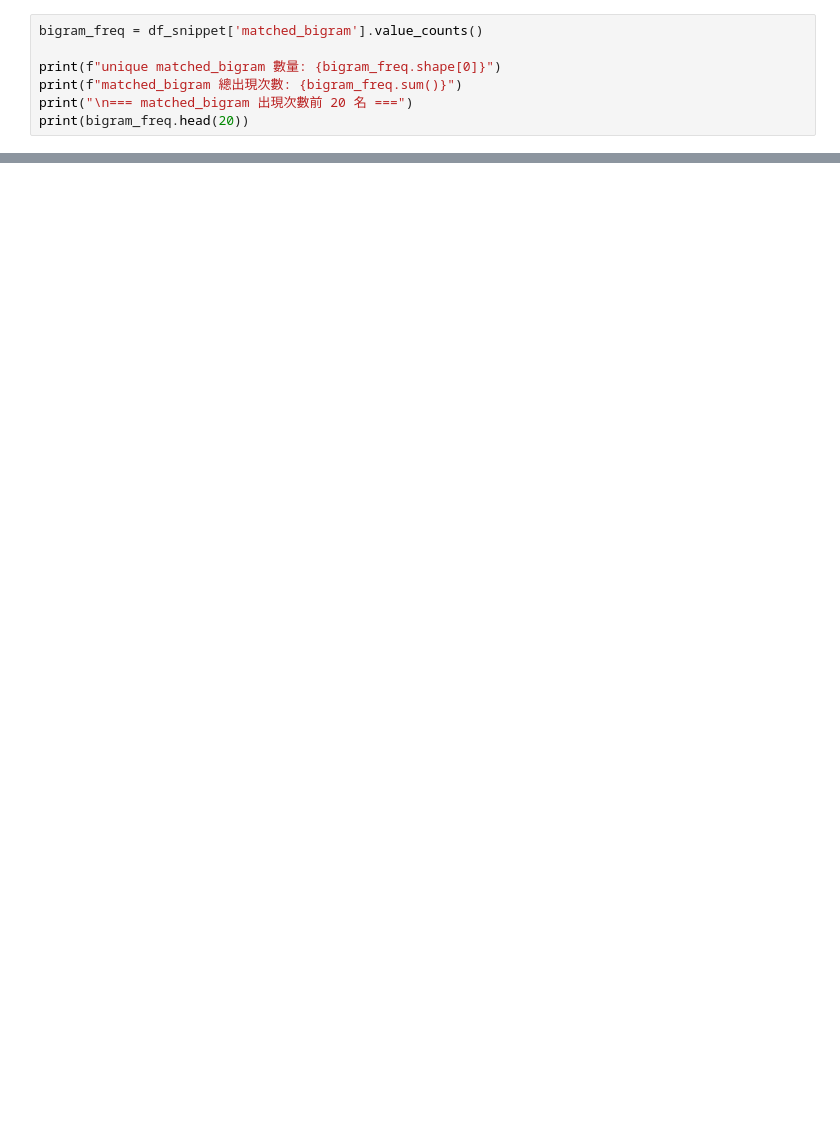
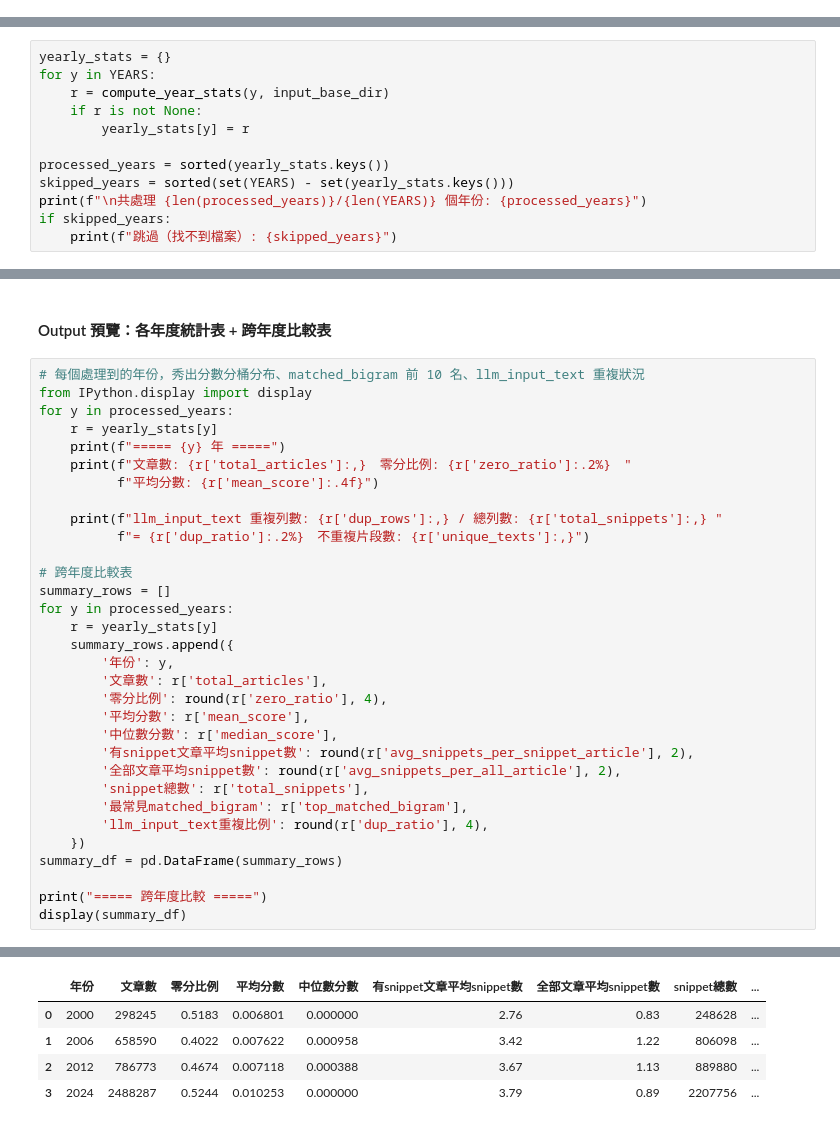
Before and after one commit to ching0926/RP_SCrisk, a Jupyter notebook: 2_calculate_supply_chain_risk_and_extract_segments/3_summary_stats(分數分布與matched_bigram頻率).ipynb, the cells around one changed output, grey strips where cells are left out. Saved outputs shown, nothing was run; the diff lists cells and outputs as text; blank space fills up the shorter version.

```diff
--- a/2_calculate_supply_chain_risk_and_extract_segments/3_summary_stats(分數分布與matched_bigram頻率).ipynb
+++ b/2_calculate_supply_chain_risk_and_extract_segments/3_summary_stats(分數分布與matched_bigram頻率).ipynb
@@ -93,7 +0,0 @@ dtype: float64
-# %%
-bigram_freq = df_snippet['matched_bigram'].value_counts()
-
-print(f"unique matched_bigram 數量: {bigram_freq.shape[0]}")
-print(f"matched_bigram 總出現次數: {bigram_freq.sum()}")
-print("\n=== matched_bigram 出現次數前 20 名 ===")
-print(bigram_freq.head(20))
@@ -197,0 +145,12 @@ Name: total_bigrams, dtype: float64
+# %%
+yearly_stats = {}
+for y in YEARS:
+    r = compute_year_stats(y, input_base_dir)
+    if r is not None:
+        yearly_stats[y] = r
+
+processed_years = sorted(yearly_stats.keys())
+skipped_years = sorted(set(YEARS) - set(yearly_stats.keys()))
+print(f"\n共處理 {len(processed_years)}/{len(YEARS)} 個年份: {processed_years}")
+if skipped_years:
+    print(f"跳過（找不到檔案）: {skipped_years}")
@@ -197,0 +167,35 @@ Name: total_bigrams, dtype: float64
+# %% [markdown]
+#### Output 預覽：各年度統計表 + 跨年度比較表
+# %%
+# 每個處理到的年份，秀出分數分桶分布、matched_bigram 前 10 名、llm_input_text 重複狀況
+from IPython.display import display
+for y in processed_years:
+    r = yearly_stats[y]
+    print(f"===== {y} 年 =====")
+    print(f"文章數: {r['total_articles']:,}　零分比例: {r['zero_ratio']:.2%}　"
+          f"平均分數: {r['mean_score']:.4f}")
+
+    print(f"llm_input_text 重複列數: {r['dup_rows']:,} / 總列數: {r['total_snippets']:,} "
+          f"= {r['dup_ratio']:.2%}　不重複片段數: {r['unique_texts']:,}")
+
+# 跨年度比較表
+summary_rows = []
+for y in processed_years:
+    r = yearly_stats[y]
+    summary_rows.append({
+        '年份': y,
+        '文章數': r['total_articles'],
+        '零分比例': round(r['zero_ratio'], 4),
+        '平均分數': r['mean_score'],
+        '中位數分數': r['median_score'],
+        '有snippet文章平均snippet數': round(r['avg_snippets_per_snippet_article'], 2),
+        '全部文章平均snippet數': round(r['avg_snippets_per_all_article'], 2),
+        'snippet總數': r['total_snippets'],
+        '最常見matched_bigram': r['top_matched_bigram'],
+        'llm_input_text重複比例': round(r['dup_ratio'], 4),
+    })
+summary_df = pd.DataFrame(summary_rows)
+
+print("===== 跨年度比較 =====")
+display(summary_df)
+# %% [output]
@@ -197,0 +215,5 @@ Name: total_bigrams, dtype: float64
+|  | 年份 | 文章數 | 零分比例 | 平均分數 | 中位數分數 | 有snippet文章平均snippet數 | 全部文章平均snippet數 | snippet總數 | ... |
+| 0 | 2000 | 298245 | 0.5183 | 0.006801 | 0.000000 | 2.76 | 0.83 | 248628 | ... |
+| 1 | 2006 | 658590 | 0.4022 | 0.007622 | 0.000958 | 3.42 | 1.22 | 806098 | ... |
+| 2 | 2012 | 786773 | 0.4674 | 0.007118 | 0.000388 | 3.67 | 1.13 | 889880 | ... |
+| 3 | 2024 | 2488287 | 0.5244 | 0.010253 | 0.000000 | 3.79 | 0.89 | 2207756 | ... |
```
Also changed, not shown: parts of 21 cells of this notebook, 3 other files.
